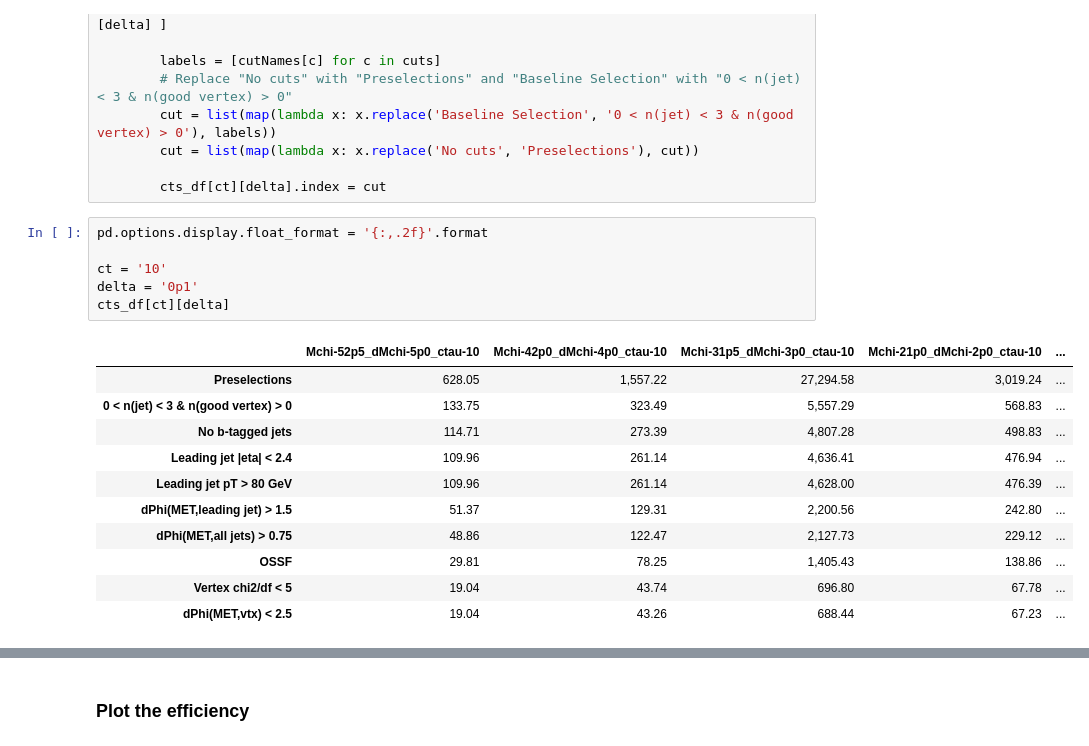
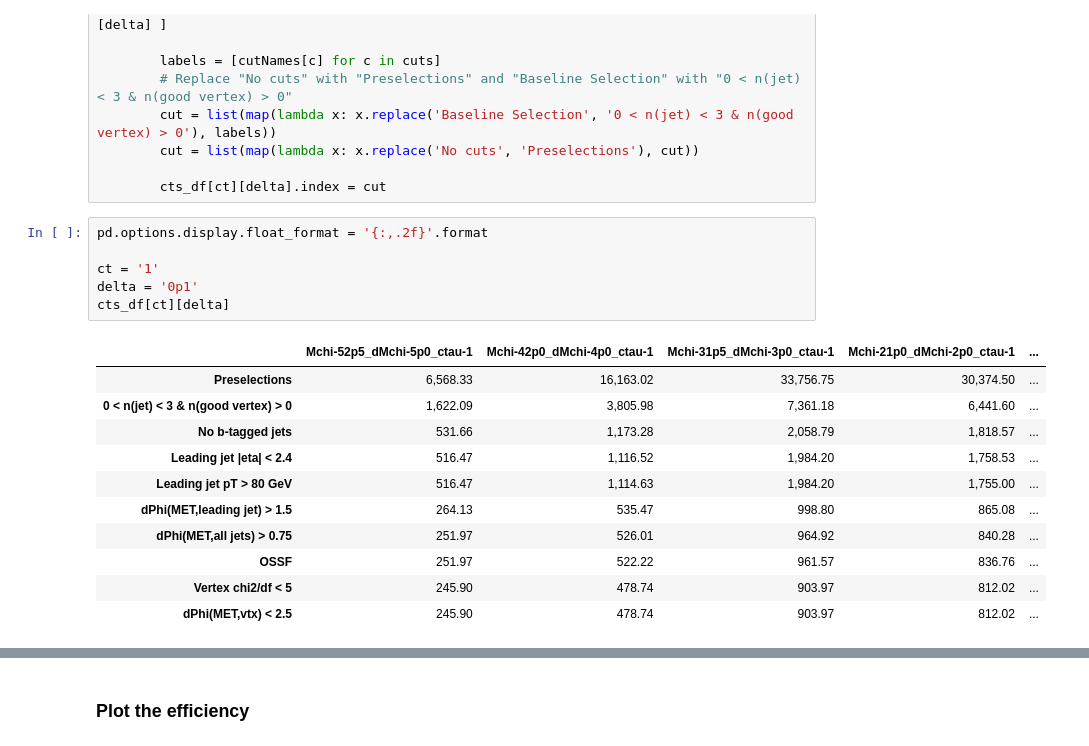
Before and after one commit to liviakong/iDMe, a Jupyter notebook: python_analysis/exampleNotebooks/examples/2_Cutflow.ipynb, the cells around one changed output, grey strips where cells are left out. Saved outputs shown, nothing was run; the diff lists cells and outputs as text.

```diff
--- a/python_analysis/exampleNotebooks/examples/2_Cutflow.ipynb
+++ b/python_analysis/exampleNotebooks/examples/2_Cutflow.ipynb
@@ -369,21 +380,21 @@ for ct in columns_ctau.keys():
 # %%
 pd.options.display.float_format = '{:,.2f}'.format
 
-ct = '10'
+ct = '1'
 delta = '0p1'
 cts_df[ct][delta]
 # %% [output]
-|  | Mchi-52p5_dMchi-5p0_ctau-10 | Mchi-42p0_dMchi-4p0_ctau-10 | Mchi-31p5_dMchi-3p0_ctau-10 | Mchi-21p0_dMchi-2p0_ctau-10 | ... |
-| Preselections | 628.05 | 1,557.22 | 27,294.58 | 3,019.24 | ... |
-| 0 < n(jet) < 3 & n(good vertex) > 0 | 133.75 | 323.49 | 5,557.29 | 568.83 | ... |
-| No b-tagged jets | 114.71 | 273.39 | 4,807.28 | 498.83 | ... |
-| Leading jet |eta| < 2.4 | 109.96 | 261.14 | 4,636.41 | 476.94 | ... |
-| Leading jet pT > 80 GeV | 109.96 | 261.14 | 4,628.00 | 476.39 | ... |
-| dPhi(MET,leading jet) > 1.5 | 51.37 | 129.31 | 2,200.56 | 242.80 | ... |
-| dPhi(MET,all jets) > 0.75 | 48.86 | 122.47 | 2,127.73 | 229.12 | ... |
-| OSSF | 29.81 | 78.25 | 1,405.43 | 138.86 | ... |
-| Vertex chi2/df < 5 | 19.04 | 43.74 | 696.80 | 67.78 | ... |
-| dPhi(MET,vtx) < 2.5 | 19.04 | 43.26 | 688.44 | 67.23 | ... |
+|  | Mchi-52p5_dMchi-5p0_ctau-1 | Mchi-42p0_dMchi-4p0_ctau-1 | Mchi-31p5_dMchi-3p0_ctau-1 | Mchi-21p0_dMchi-2p0_ctau-1 | ... |
+| Preselections | 6,568.33 | 16,163.02 | 33,756.75 | 30,374.50 | ... |
+| 0 < n(jet) < 3 & n(good vertex) > 0 | 1,622.09 | 3,805.98 | 7,361.18 | 6,441.60 | ... |
+| No b-tagged jets | 531.66 | 1,173.28 | 2,058.79 | 1,818.57 | ... |
+| Leading jet |eta| < 2.4 | 516.47 | 1,116.52 | 1,984.20 | 1,758.53 | ... |
+| Leading jet pT > 80 GeV | 516.47 | 1,114.63 | 1,984.20 | 1,755.00 | ... |
+| dPhi(MET,leading jet) > 1.5 | 264.13 | 535.47 | 998.80 | 865.08 | ... |
+| dPhi(MET,all jets) > 0.75 | 251.97 | 526.01 | 964.92 | 840.28 | ... |
+| OSSF | 251.97 | 522.22 | 961.57 | 836.76 | ... |
+| Vertex chi2/df < 5 | 245.90 | 478.74 | 903.97 | 812.02 | ... |
+| dPhi(MET,vtx) < 2.5 | 245.90 | 478.74 | 903.97 | 812.02 | ... |
 # %%
 ct = '10'
 delta = '0p1'
```
Also changed, not shown: parts of 20 cells of this notebook, 1 other file.
